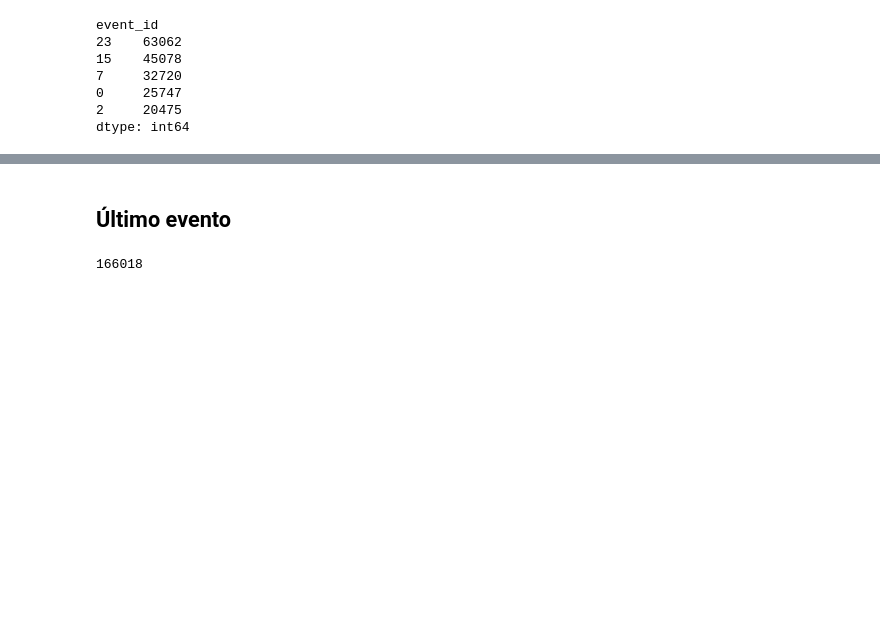
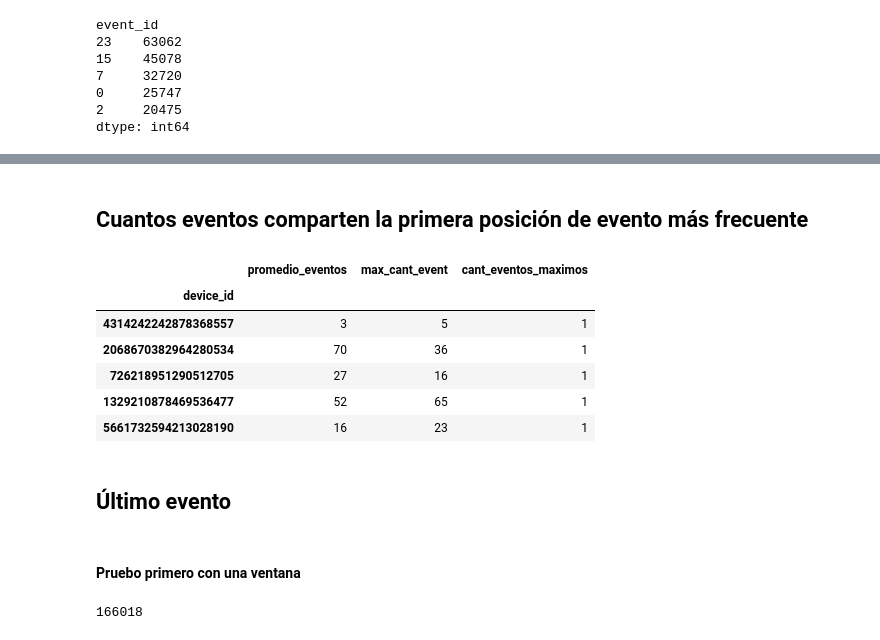
Before and after one commit to mateoicalvo/7506, a Jupyter notebook: tp2/modelo/feature_engineering/formateo_datasets/formateo_events.ipynb, the cells around one changed output, grey strips where cells are left out. Cells and saved outputs as stored; diff of their text form; code cells hidden in the pictures; blank space fills up the shorter version.

```diff
--- a/tp2/modelo/feature_engineering/formateo_datasets/formateo_events.ipynb
+++ b/tp2/modelo/feature_engineering/formateo_datasets/formateo_events.ipynb
@@ -135,0 +184,2 @@ top_eventos = top_eventos.index.to_list()
+# %% [markdown]
+## Cuantos eventos comparten la primera posición de evento más frecuente
@@ -136,2 +198,16 @@ top_eventos = top_eventos.index.to_list()
+# %%
+e1 = targets[0]
+# %%
+e1.head()
+# %% [output]
+|  | promedio_eventos | max_cant_event | cant_eventos_maximos |
+| device_id |  |  |  |
+| 4314242242878368557 | 3 | 5 | 1 |
+| 2068670382964280534 | 70 | 36 | 1 |
+| 726218951290512705 | 27 | 16 | 1 |
+| 1329210878469536477 | 52 | 65 | 1 |
+| 5661732594213028190 | 16 | 23 | 1 |
 # %% [markdown]
 ## Último evento
+# %% [markdown]
+#### Pruebo primero con una ventana
```
Also changed, not shown: parts of 44 cells of this notebook.
